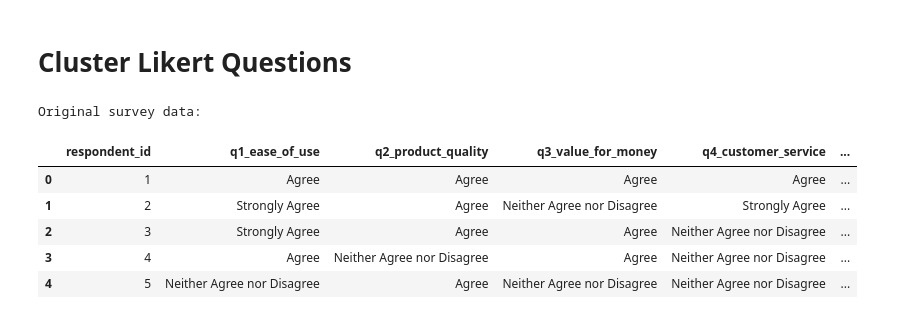
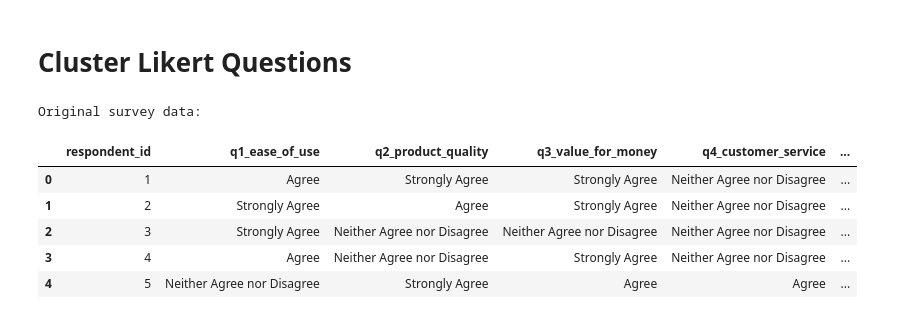
Before and after one commit to Andy7475/pandas-survey-toolkit, a Jupyter notebook: docs/source/examples/03 - cluster questions.ipynb, the cells around one changed output. Cells and saved outputs as stored; diff of their text form; code cells hidden in the pictures.

```diff
--- a/docs/source/examples/03 - cluster questions.ipynb
+++ b/docs/source/examples/03 - cluster questions.ipynb
@@ -31,49 +31,50 @@ likert_options = [
     'Strongly Agree'
 ]
 
+POPULATION = 200
 # Create DataFrame with 20 respondents
 np.random.seed(42)
-data = {'respondent_id': range(1, 21)}
+data = {'respondent_id': range(1, POPULATION)}
 
 # Generate random Likert responses with some patterns
 # Group 1 (respondents 1-7): Generally positive
 # Group 2 (respondents 8-14): Generally negative
 # Group 3 (respondents 15-20): Mixed responses
 
 for q in questions:
     responses = []
-    for i in range(1, 21):
-        if i <= 7:  # Positive group
+    for i in range(1, POPULATION):
+        if i <= (0.3 * POPULATION):  # Positive group
             responses.append(np.random.choice(likert_options[2:], p=[0.2, 0.5, 0.3]))
-        elif i <= 14:  # Negative group
+        elif i <= (0.6 * POPULATION):  # Negative group
             responses.append(np.random.choice(likert_options[:3], p=[0.3, 0.5, 0.2]))
-        else:  # Mixed group
-            responses.append(np.random.choice(likert_options))
+        else:  # Don't care group
+            responses.append(np.random.choice(likert_options[1:4], p=[0.1,0.8,0.1]))
     data[q] = responses
 
 # Create DataFrame
 df = pd.DataFrame(data)
 
 # Display the original data
 print("Original survey data:")
 display(df.head())
 
 # Define custom mapping for Likert scale values
 custom_mapping = {
     'strongly disagree': -1,
     'disagree': -1,
     'neither agree nor disagree': 0,
     'agree': 1,
     'strongly agree': 1
 }
 # %% [output]
 Original survey data:
 |  | respondent_id | q1_ease_of_use | q2_product_quality | q3_value_for_money | q4_customer_service | ... |
-| 0 | 1 | Agree | Agree | Agree | Agree | ... |
-| 1 | 2 | Strongly Agree | Agree | Neither Agree nor Disagree | Strongly Agree | ... |
-| 2 | 3 | Strongly Agree | Agree | Agree | Neither Agree nor Disagree | ... |
-| 3 | 4 | Agree | Neither Agree nor Disagree | Agree | Neither Agree nor Disagree | ... |
-| 4 | 5 | Neither Agree nor Disagree | Agree | Neither Agree nor Disagree | Neither Agree nor Disagree | ... |
+| 0 | 1 | Agree | Strongly Agree | Strongly Agree | Neither Agree nor Disagree | ... |
+| 1 | 2 | Strongly Agree | Agree | Strongly Agree | Neither Agree nor Disagree | ... |
+| 2 | 3 | Strongly Agree | Neither Agree nor Disagree | Neither Agree nor Disagree | Neither Agree nor Disagree | ... |
+| 3 | 4 | Agree | Neither Agree nor Disagree | Strongly Agree | Neither Agree nor Disagree | ... |
+| 4 | 5 | Neither Agree nor Disagree | Strongly Agree | Agree | Agree | ... |
 # %%
 
 # Use pandas method chaining to process the data
```
Also changed, not shown: parts of 1 cell of this notebook.
